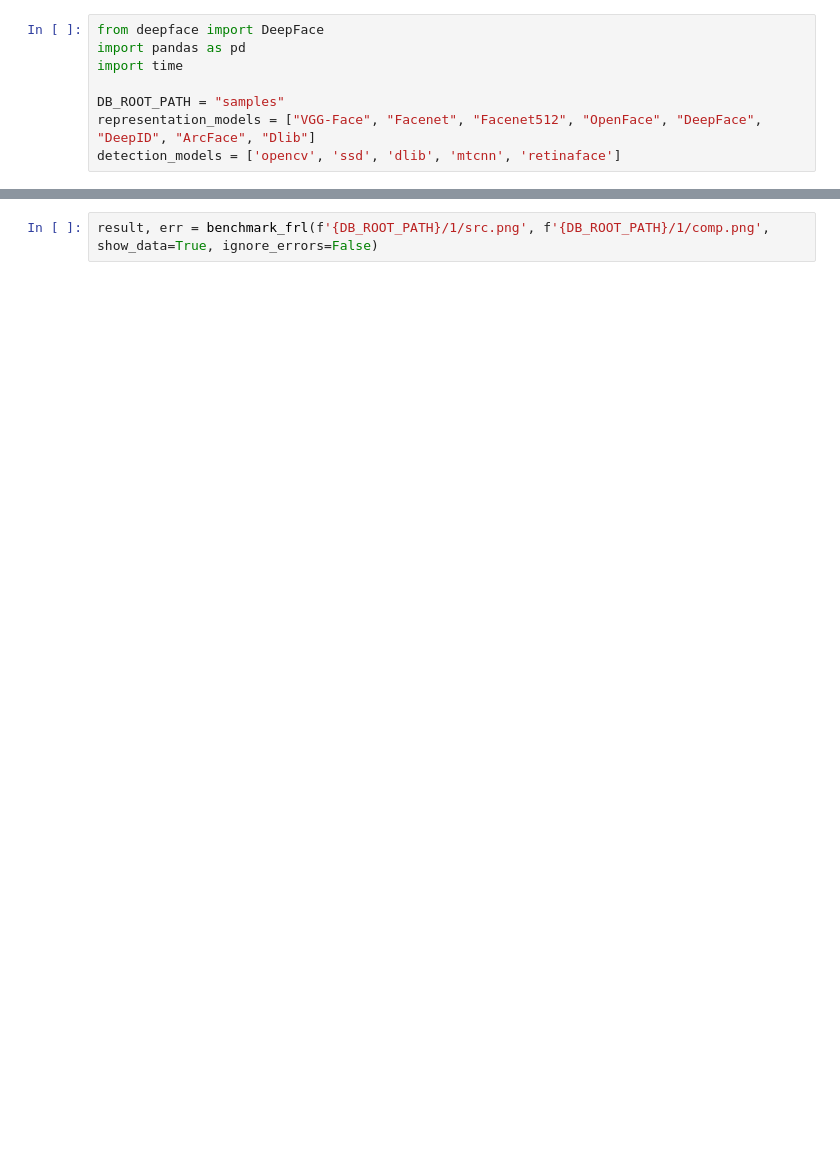
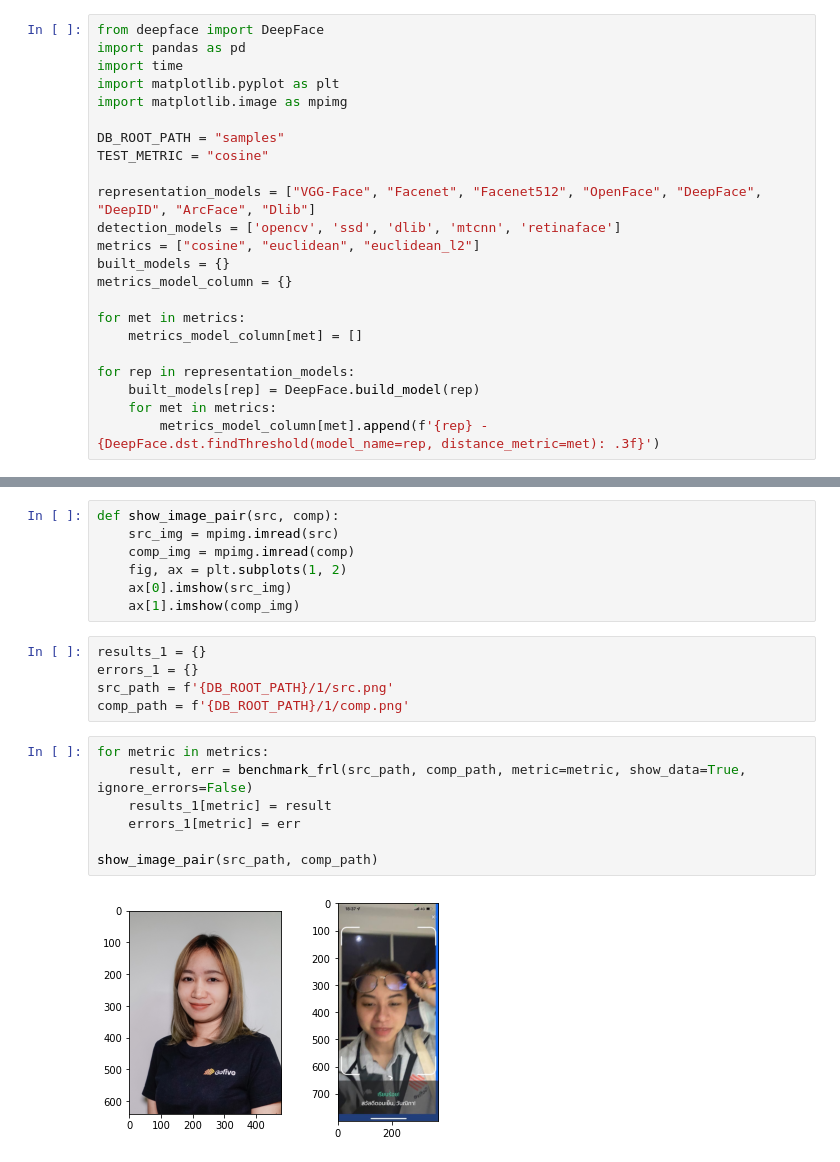
Before and after one commit to kanitpongt/frl-benchmark, a Jupyter notebook: benchmark.ipynb, the cells around one changed output, grey strips where cells are left out. Saved outputs shown, nothing was run; the diff lists cells and outputs as text; blank space fills up the shorter version.

Commit message:
refactor(benchmark): add more metrics to test cell

```diff
--- a/benchmark.ipynb
+++ b/benchmark.ipynb
@@ -2,8 +2,23 @@
 from deepface import DeepFace
 import pandas as pd
 import time
+import matplotlib.pyplot as plt
+import matplotlib.image as mpimg
 
 DB_ROOT_PATH = "samples"
+TEST_METRIC = "cosine"
+
 representation_models = ["VGG-Face", "Facenet", "Facenet512", "OpenFace", "DeepFace", "DeepID", "ArcFace", "Dlib"]
 detection_models = ['opencv', 'ssd', 'dlib', 'mtcnn', 'retinaface']
+metrics = ["cosine", "euclidean", "euclidean_l2"]
+built_models = {}
+metrics_model_column = {}
+
+for met in metrics:
+    metrics_model_column[met] = []
+
+for rep in representation_models:
+    built_models[rep] = DeepFace.build_model(rep)
+    for met in metrics:
+        metrics_model_column[met].append(f'{rep} - {DeepFace.dst.findThreshold(model_name=rep, distance_metric=met): .3f}')
 # %%
@@ -50,5 +76,24 @@ def benchmark_frl(src_path, comp_path, metrics="cosine", show_data=False, repres
         return data
     else:
         return data, error_table
+# %%
+def show_image_pair(src, comp):
+    src_img = mpimg.imread(src)
+    comp_img = mpimg.imread(comp)
+    fig, ax = plt.subplots(1, 2)
+    ax[0].imshow(src_img)
+    ax[1].imshow(comp_img)
 # %%
-result, err = benchmark_frl(f'{DB_ROOT_PATH}/1/src.png', f'{DB_ROOT_PATH}/1/comp.png', show_data=True, ignore_errors=False)
+results_1 = {}
+errors_1 = {}
+src_path = f'{DB_ROOT_PATH}/1/src.png'
+comp_path = f'{DB_ROOT_PATH}/1/comp.png'
+# %%
+for metric in metrics:
+    result, err = benchmark_frl(src_path, comp_path, metric=metric, show_data=True, ignore_errors=False)
+    results_1[metric] = result
+    errors_1[metric] = err
+
+show_image_pair(src_path, comp_path)
+# %% [output]
+[figure, added]
```
Also changed, not shown: parts of 9 cells of this notebook, 1 other file.
